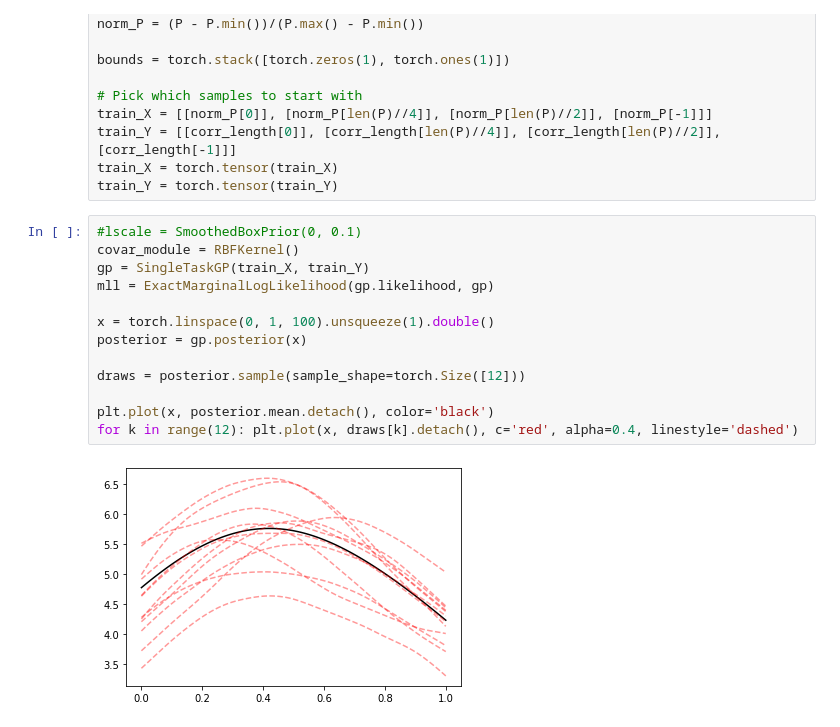
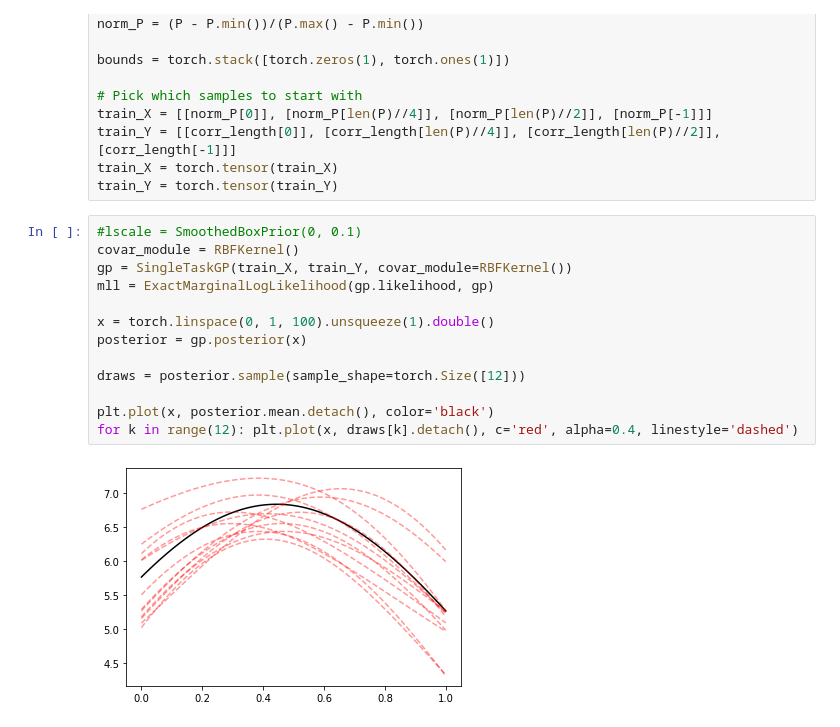
Before and after one commit to DiffEqML/bayesopt-science, a Jupyter notebook: priors.ipynb, the cells around one changed output. Drawn from its saved outputs; the diff is of its cells as text.

```diff
--- a/priors.ipynb
+++ b/priors.ipynb
@@ -62,15 +62,15 @@ train_Y = torch.tensor(train_Y)
 # %%
 #lscale = SmoothedBoxPrior(0, 0.1)
 covar_module = RBFKernel()
-gp = SingleTaskGP(train_X, train_Y)
+gp = SingleTaskGP(train_X, train_Y, covar_module=RBFKernel())
 mll = ExactMarginalLogLikelihood(gp.likelihood, gp)
 
 x = torch.linspace(0, 1, 100).unsqueeze(1).double()
 posterior = gp.posterior(x)
 
 draws = posterior.sample(sample_shape=torch.Size([12]))
 
 plt.plot(x, posterior.mean.detach(), color='black')
 for k in range(12): plt.plot(x, draws[k].detach(), c='red', alpha=0.4, linestyle='dashed')
 # %% [output]
-[figure, old version]
+[figure, new version]
```
Also changed, not shown: 2 other files.
